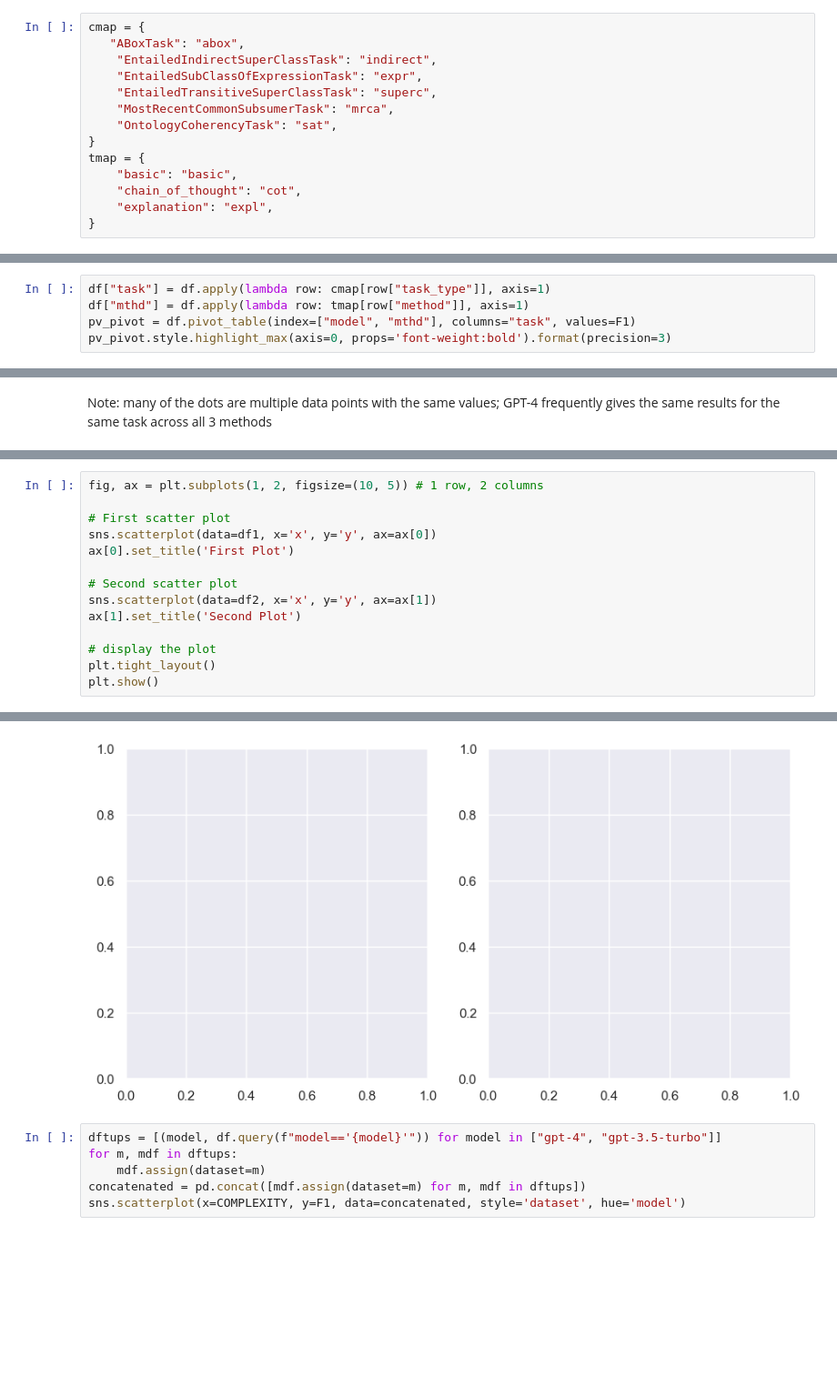
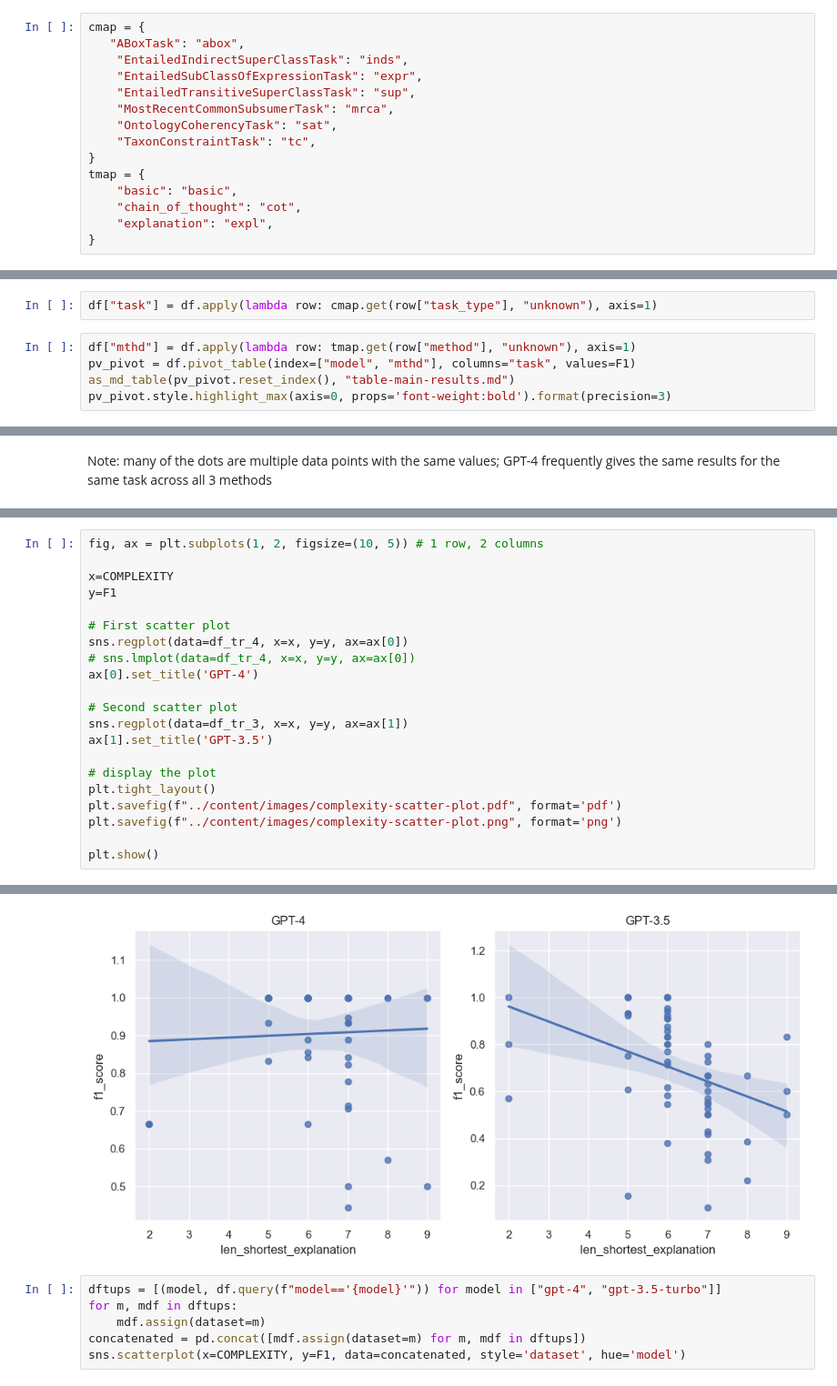
Before and after one commit to cmungall/gpt-reasoning-manuscript, a Jupyter notebook: notebooks/ReasonGPT-Results.ipynb, the cells around one changed output, grey strips where cells are left out. Shown at 91% size. Drawn from its saved outputs; the diff is of its cells as text; blank space fills up the shorter version.

```diff
--- a/notebooks/ReasonGPT-Results.ipynb
+++ b/notebooks/ReasonGPT-Results.ipynb
@@ -205,11 +184,12 @@ None
 # %%
 cmap = {
    "ABoxTask": "abox",
-    "EntailedIndirectSuperClassTask": "indirect",
+    "EntailedIndirectSuperClassTask": "inds",
     "EntailedSubClassOfExpressionTask": "expr",
-    "EntailedTransitiveSuperClassTask": "superc",
+    "EntailedTransitiveSuperClassTask": "sup",
     "MostRecentCommonSubsumerTask": "mrca",
     "OntologyCoherencyTask": "sat",
+    "TaxonConstraintTask": "tc",
 }
 tmap = {
     "basic": "basic",
@@ -219,6 +215,8 @@ tmap = {
+# %%
+df["task"] = df.apply(lambda row: cmap.get(row["task_type"], "unknown"), axis=1)
 # %%
-df["task"] = df.apply(lambda row: cmap[row["task_type"]], axis=1)
-df["mthd"] = df.apply(lambda row: tmap[row["method"]], axis=1)
+df["mthd"] = df.apply(lambda row: tmap.get(row["method"], "unknown"), axis=1)
 pv_pivot = df.pivot_table(index=["model", "mthd"], columns="task", values=F1)
+as_md_table(pv_pivot.reset_index(), "table-main-results.md")
 pv_pivot.style.highlight_max(axis=0, props='font-weight:bold').format(precision=3)
 # %% [output]
@@ -292,15 +301,22 @@ plt.show()
 # %%
 fig, ax = plt.subplots(1, 2, figsize=(10, 5)) # 1 row, 2 columns
 
+x=COMPLEXITY
+y=F1
+
 # First scatter plot
-sns.scatterplot(data=df1, x='x', y='y', ax=ax[0])
-ax[0].set_title('First Plot')
+sns.regplot(data=df_tr_4, x=x, y=y, ax=ax[0])
+# sns.lmplot(data=df_tr_4, x=x, y=y, ax=ax[0])
+ax[0].set_title('GPT-4')
 
 # Second scatter plot
-sns.scatterplot(data=df2, x='x', y='y', ax=ax[1])
-ax[1].set_title('Second Plot')
+sns.regplot(data=df_tr_3, x=x, y=y, ax=ax[1])
+ax[1].set_title('GPT-3.5')
 
 # display the plot
 plt.tight_layout()
+plt.savefig(f"../content/images/complexity-scatter-plot.pdf", format='pdf')
+plt.savefig(f"../content/images/complexity-scatter-plot.png", format='png')
+
 plt.show()
 # %% [output]
@@ -308,4 +323,4 @@ NameError: name 'df1' is not defined
-[figure, old version]
+[figure, new version]
 # %%
 dftups = [(model, df.query(f"model=='{model}'")) for model in ["gpt-4", "gpt-3.5-turbo"]]
 for m, mdf in dftups:
```
Also changed, not shown: parts of 27 cells of this notebook, 18 other files.
